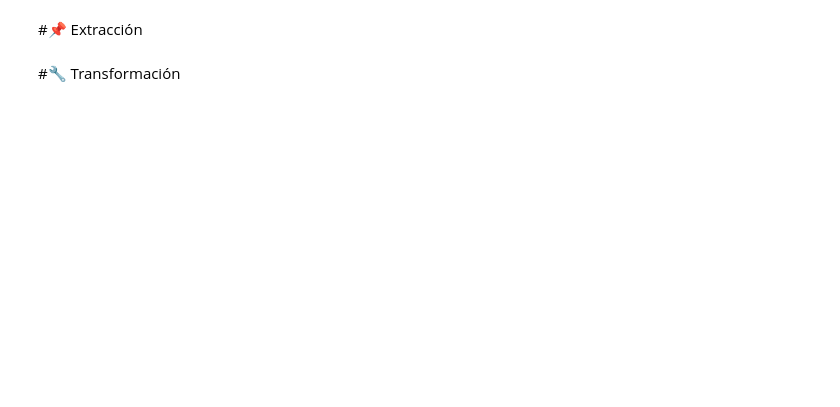
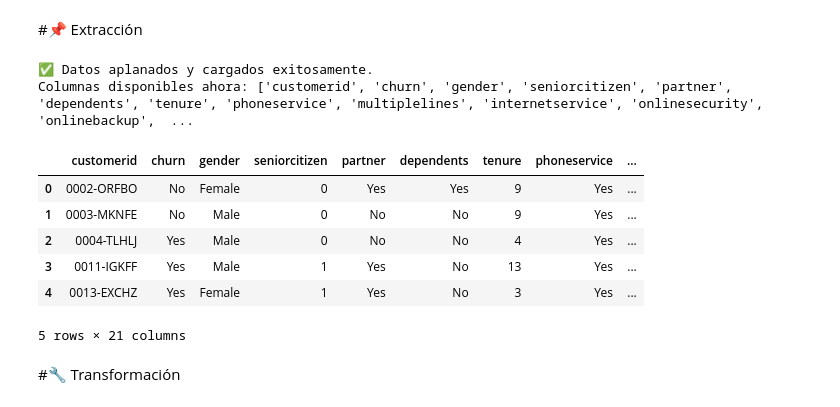
Before and after one commit to AnahiLagunas/TelecomX-Churn-Analysis, a Jupyter notebook: TelecomX_LATAM.ipynb, the cells around one changed output. Cells and saved outputs as stored; diff of their text form; code cells hidden in the pictures; blank space fills up the shorter version.

```diff
--- a/TelecomX_LATAM.ipynb
+++ b/TelecomX_LATAM.ipynb
@@ -34,2 +5,35 @@ df_telecom.head()
+# %%
+import pandas as pd
+import requests
+
+url = "https://raw.githubusercontent.com/ingridcristh/challenge2-data-science-LATAM/main/TelecomX_Data.json"
+
+try:
+    response = requests.get(url)
+    data = response.json()
+
+    # 1. APLANAR LOS DATOS (Esto es lo que faltaba)
+    # Esto convertirá 'account' en 'account.Contract', 'account.PaperlessBilling', etc.
+    df = pd.json_normalize(data)
+
+    # 2. Limpiar nombres de columnas para que sean fáciles de usar
+    # Quitamos el prefijo 'account.', 'customer.', etc., y pasamos a minúsculas
+    df.columns = [col.split('.')[-1].lower() for col in df.columns]
+
+    print("✅ Datos aplanados y cargados exitosamente.")
+    print("Columnas disponibles ahora:", df.columns.tolist())
+    display(df.head())
+except Exception as e:
+    print(f"❌ Error: {e}")
+# %% [output]
+✅ Datos aplanados y cargados exitosamente.
+Columnas disponibles ahora: ['customerid', 'churn', 'gender', 'seniorcitizen', 'partner', 'dependents', 'tenure', 'phoneservice', 'multiplelines', 'internetservice', 'onlinesecurity', 'onlinebackup',  ...
+|  | customerid | churn | gender | seniorcitizen | partner | dependents | tenure | phoneservice | ... |
+| 0 | 0002-ORFBO | No | Female | 0 | Yes | Yes | 9 | Yes | ... |
+| 1 | 0003-MKNFE | No | Male | 0 | No | No | 9 | Yes | ... |
+| 2 | 0004-TLHLJ | Yes | Male | 0 | No | No | 4 | Yes | ... |
+| 3 | 0011-IGKFF | Yes | Male | 1 | Yes | No | 13 | Yes | ... |
+| 4 | 0013-EXCHZ | Yes | Female | 1 | Yes | No | 3 | Yes | ... |
+5 rows × 21 columns
 # %% [markdown]
 #🔧 Transformación
```
Also changed, not shown: parts of 10 cells of this notebook.
